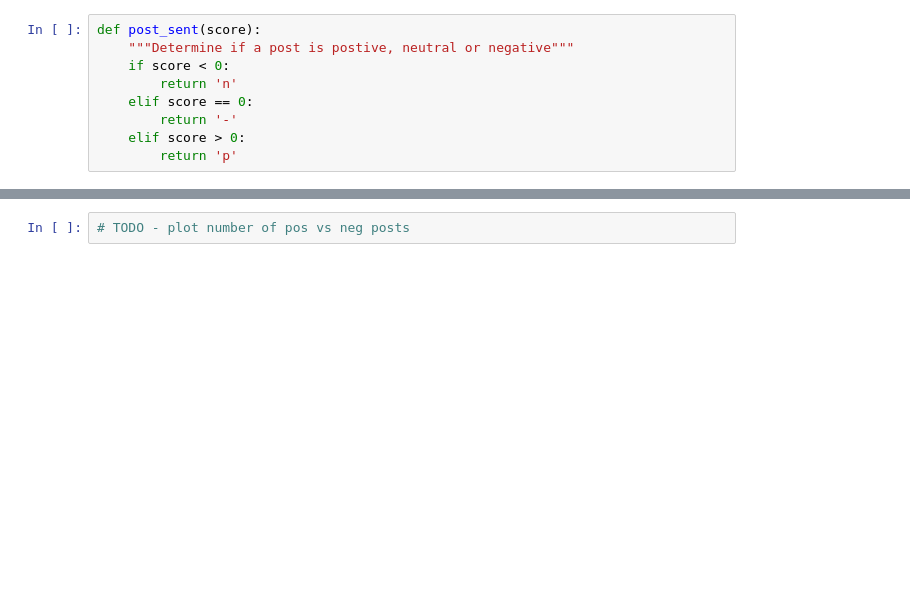
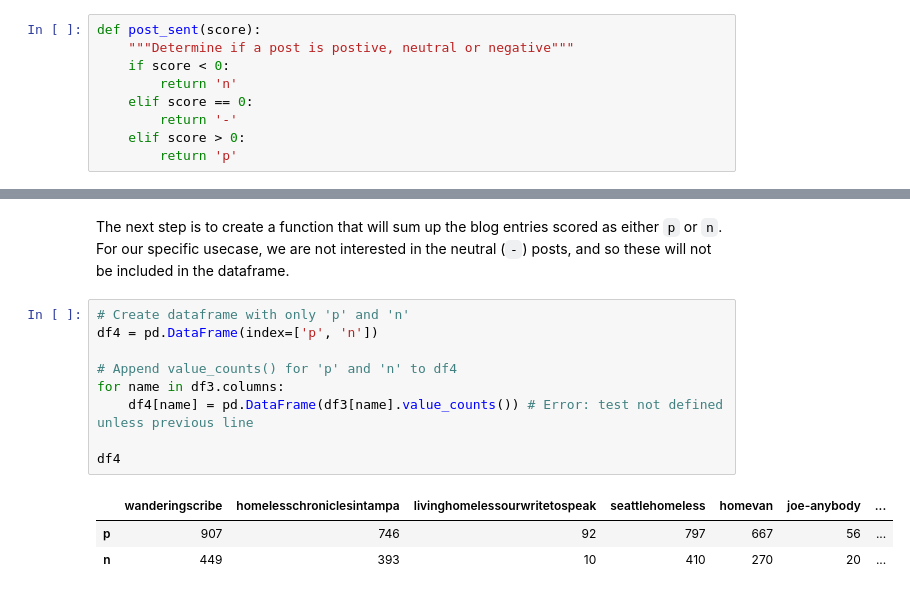
Before and after one commit to gvsa123/blogspot_scraper, a Jupyter notebook: SentimentAnalysis.ipynb, the cells around one changed output, grey strips where cells are left out. Cells and saved outputs as stored; diff of their text form; blank space fills up the shorter version.

```diff
--- a/SentimentAnalysis.ipynb
+++ b/SentimentAnalysis.ipynb
@@ -84,2 +120,15 @@ df3
-# %%
-# TODO - plot number of pos vs neg posts
+# %% [markdown]
+The next step is to create a function that will sum up the blog entries scored as either `p` or `n`. For our specific usecase, we are not interested in the neutral (`-`) posts, and so these will not be included in the dataframe.
+# %%
+# Create dataframe with only 'p' and 'n'
+df4 = pd.DataFrame(index=['p', 'n'])
+
+# Append value_counts() for 'p' and 'n' to df4
+for name in df3.columns:
+    df4[name] = pd.DataFrame(df3[name].value_counts()) # Error: test not defined unless previous line
+
+df4
+# %% [output]
+|  | wanderingscribe | homelesschroniclesintampa | livinghomelessourwritetospeak | seattlehomeless | homevan | joe-anybody | ... |
+| p | 907 | 746 | 92 | 797 | 667 | 56 | ... |
+| n | 449 | 393 | 10 | 410 | 270 | 20 | ... |
```
Also changed, not shown: parts of 13 cells of this notebook, 1 other file.
